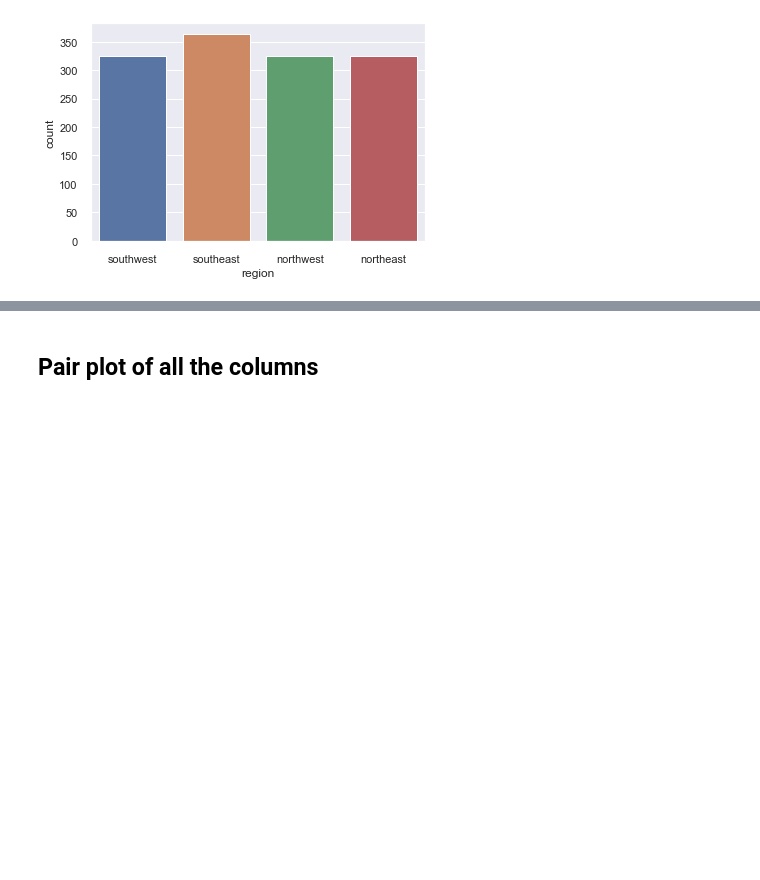
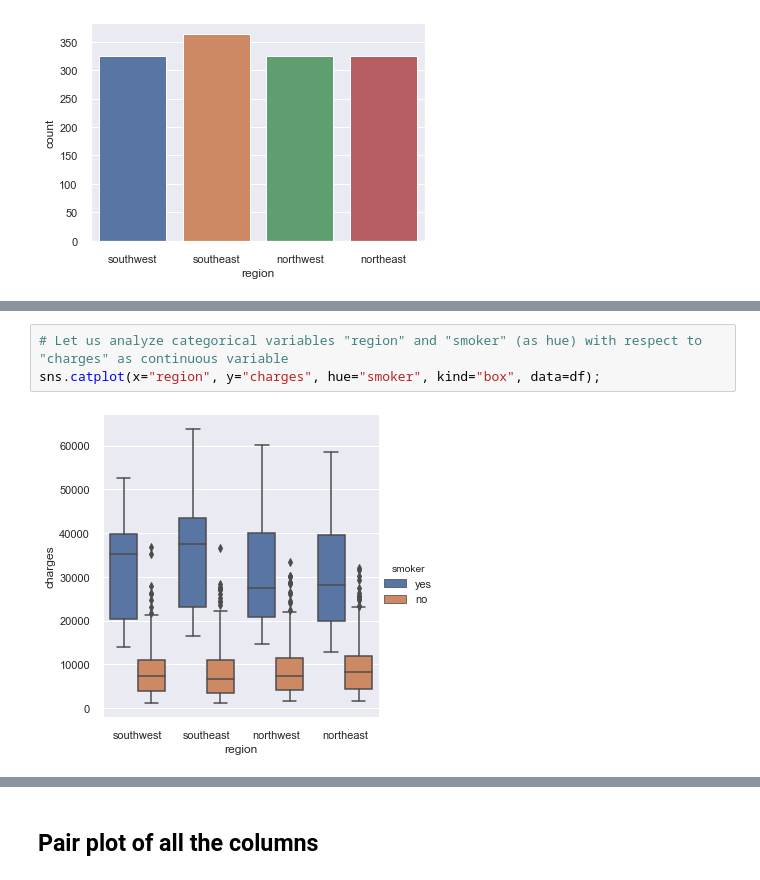
Before and after one commit to nazeer-dev/DataScience_Learning, a Jupyter notebook: Statistics_Project/Statistical_Project.ipynb, the cells around one changed output, grey strips where cells are left out. Cells and saved outputs as stored; diff of their text form; blank space fills up the shorter version.

```diff
--- a/Statistics_Project/Statistical_Project.ipynb
+++ b/Statistics_Project/Statistical_Project.ipynb
@@ -239,0 +245,5 @@ sns.countplot(df_cat["region"]);
+# %%
+# Let us analyze categorical variables "region" and "smoker" (as hue) with respect to "charges" as continuous variable
+sns.catplot(x="region", y="charges", hue="smoker", kind="box", data=df);
+# %% [output]
+[figure, added]
```
Also changed, not shown: parts of 16 cells of this notebook, 1 other file.
